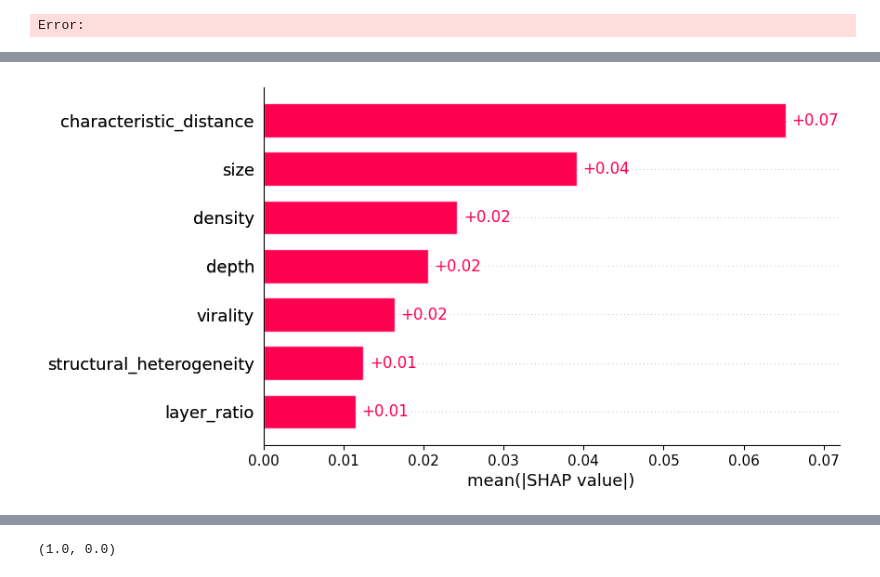
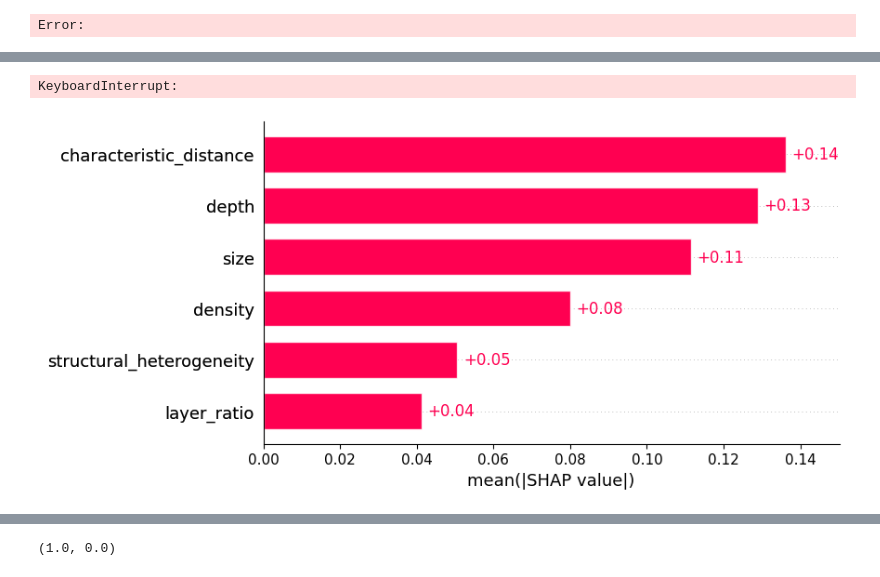
Before and after one commit to istiyaksiddiquee/thesis-work, a Jupyter notebook: RQ2/analysis/analysis.ipynb, the cells around one changed output, grey strips where cells are left out. Saved outputs shown, nothing was run; the diff lists cells and outputs as text; code cells hidden in the pictures.

```diff
--- a/RQ2/analysis/analysis.ipynb
+++ b/RQ2/analysis/analysis.ipynb
@@ -942,8 +808,61 @@ WARNING:tensorflow:From c:\Program Files\Python312\Lib\site-packages\alibi\expla
+# %%
+import numpy as np
+import pandas as pd
+import matplotlib.pyplot as plt
+from sklearn.ensemble import RandomForestRegressor  # Replace with your model
+from sklearn.inspection import PartialDependenceDisplay
+from sklearn.inspection import partial_dependence
+
+# Generate synthetic data (replace with your data)
+np.random.seed(0)
+X = pd.DataFrame({
+    'feature_1': np.random.rand(100),
+    'feature_2': np.random.rand(100)
+})
+y = X['feature_1'] + X['feature_2'] + np.random.normal(0, 0.1, 100)
+
+# Fit a model
+model = RandomForestRegressor().fit(X, y)
+
+# Function to compute ICE derivative
+def compute_ice_derivative(model, X, feature, grid_resolution=50):
+    values = np.linspace(X[feature].min(), X[feature].max(), grid_resolution)
+    ice_values = []
+
+    for i in range(X.shape[0]):
+        X_temp = X.copy()
+        ice_values_instance = []
+
+        # Compute ICE for individual instances over feature values
+        for val in values:
+            X_temp[feature] = val
+            ice_values_instance.append(model.predict(X_temp.iloc[[i]])[0])
+
+        # Compute derivative of ICE curve
+        derivative = np.gradient(ice_values_instance, values)
+        ice_values.append(derivative)
+
+    return values, np.array(ice_values)
+
+# Generate derivative ICE plot for a chosen feature
+feature = 'depth'
+values, ice_derivatives = compute_ice_derivative(best_model, scaled_X_train_val, feature, 1000)
+
+# Plot derivative ICE
+plt.figure(figsize=(10, 6))
+for i in range(ice_derivatives.shape[0]):
+    plt.plot(values, ice_derivatives[i], color="blue", alpha=0.2)
+plt.xlabel(f'{feature}')
+plt.ylabel('Derivative of ICE')
+plt.title(f'Derivative ICE Plot for {feature}')
+plt.show()
+# %% [output]
+KeyboardInterrupt:
 # %%
 import shap
-explainer = shap.Explainer(best_model.predict, scaled_X_test)
+explainer = shap.Explainer(best_model.predict, scaled_X_train_val)
 # Calculates the SHAP values - It takes some time
-shap_values = explainer(scaled_X_test)
+shap_values = explainer(scaled_X_train_val)
 shap.plots.bar(shap_values)
 # %% [output]
-[figure, old version]
+[figure, new version]
```
Also changed, not shown: parts of 18 cells of this notebook, 6 other files.
